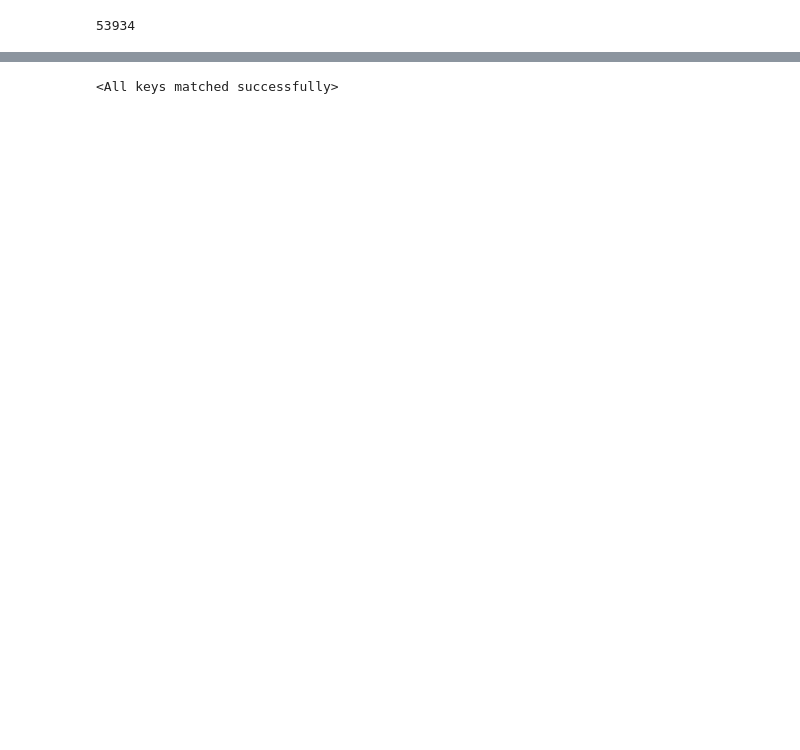
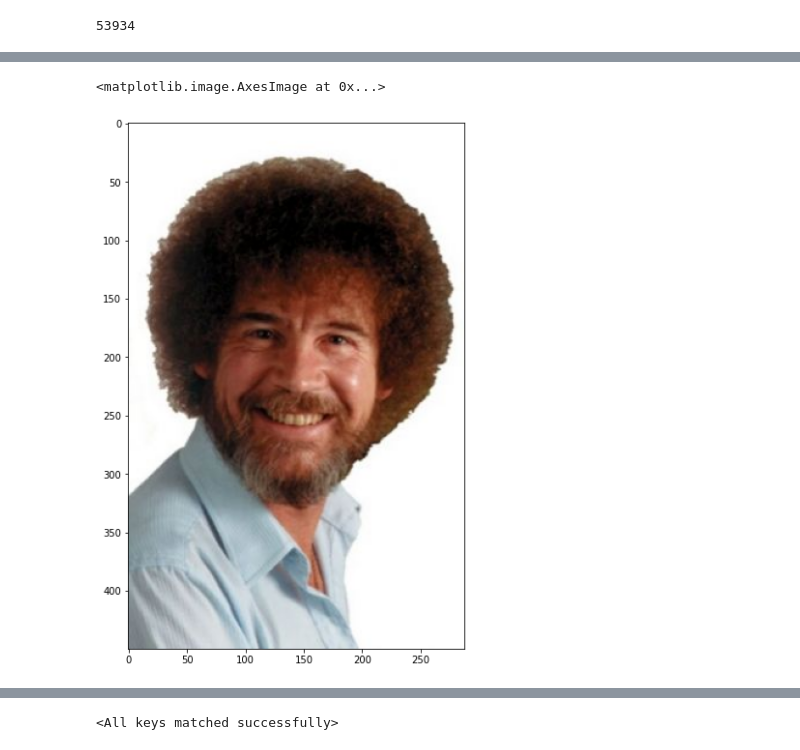
Before and after one commit to Mainakdeb/Facial_Expression_Classifier, a Jupyter notebook: FER_PyTorch.ipynb, the cells around one changed output, grey strips where cells are left out. Cells and saved outputs as stored; diff of their text form; code cells hidden in the pictures; blank space fills up the shorter version.

```diff
--- a/FER_PyTorch.ipynb
+++ b/FER_PyTorch.ipynb
@@ -340,0 +351,14 @@ plt.show()
+# %%
+path = '/content/Facial_Expression_Classification/Smiling_Bob_Ross.jpg'
+IMG_SIZE=100
+test_img2 = cv2.imread(path)
+plt.figure(figsize = (10,10))
+plt.axis('on')
+plt.imshow(test_img2)
+
+# To fix weird colors
+RGB_img = cv2.cvtColor(test_img2, cv2.COLOR_BGR2RGB)
+plt.imshow(RGB_img)
+# %% [output]
+<matplotlib.image.AxesImage at 0x...>
+[figure, added]
```
Also changed, not shown: parts of 27 cells of this notebook.
